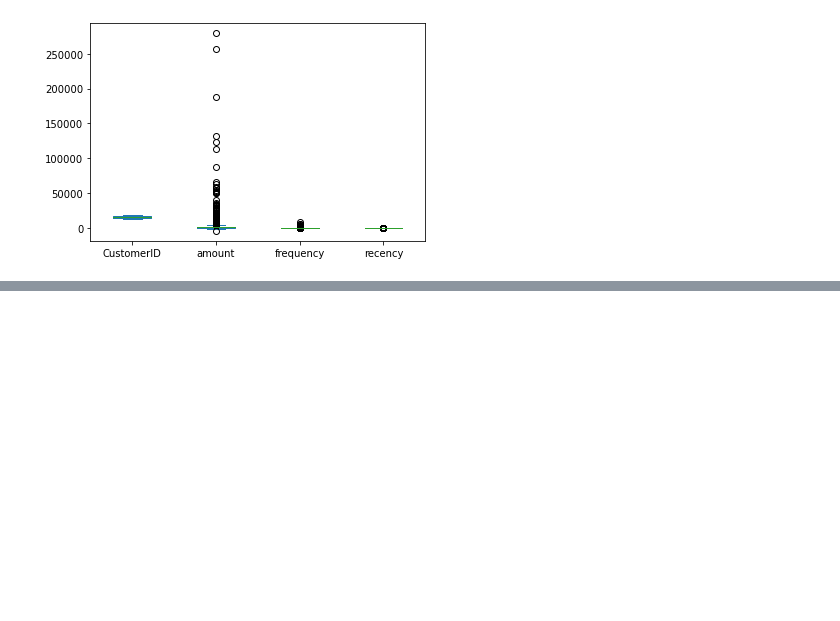
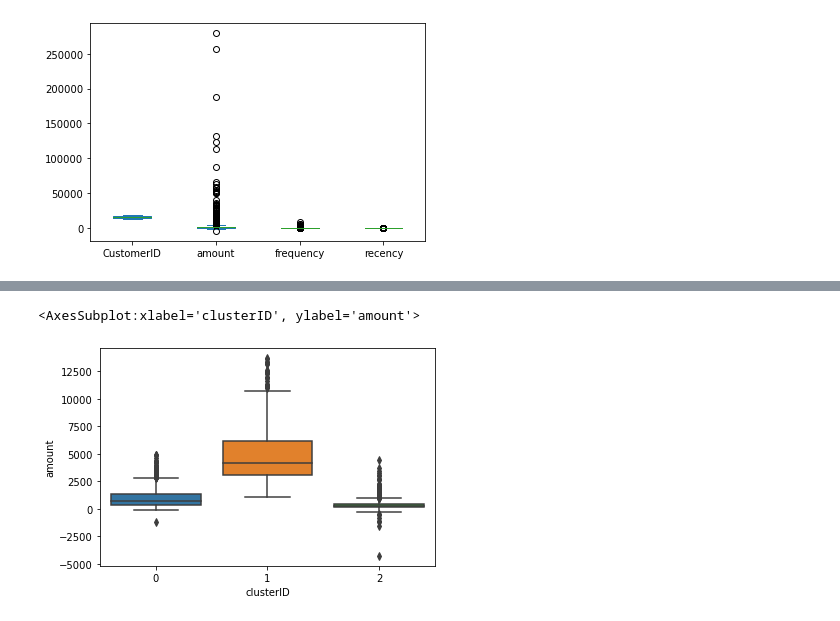
Before and after one commit to tosif91/ml_K_means_online_retail_transaction, a Jupyter notebook: notebook.ipynb, the cells around one changed output, grey strips where cells are left out. Saved outputs shown, nothing was run; the diff lists cells and outputs as text; code cells hidden in the pictures; blank space fills up the shorter version.

```diff
--- a/notebook.ipynb
+++ b/notebook.ipynb
@@ -190,0 +302,12 @@ gf.head(3)
+# %%
+# silhouette analysis
+from sklearn.metrics import silhouette_score
+
+for n in range_n_clusters:
+    # init kmeans and do clustering
+    kmeans = KMeans(n_clusters=n,max_iter=50)
+    kmeans.fit(gf_scaled)
+    # silhouette score
+    cluster_labels = kmeans.labels_
+    avg_ss = silhouette_score(gf_scaled,cluster_labels)
+    print('For n_cluster = {0},the silhouette score = {1}'.format(n,avg_ss))
@@ -190,0 +322,5 @@ gf.head(3)
+# %%
+# final model with k = 3
+kmeans = KMeans(n_clusters=3,max_iter=50)
+kmeans.fit(gf_scaled)
+kmeans.labels_
@@ -190,0 +329,4 @@ gf.head(3)
+# %%
+# assign label to each customerID
+gf['clusterID'] = kmeans.labels_
+gf.head()
@@ -190,0 +340,6 @@ gf.head(3)
+# %%
+#plot
+sns.boxplot(x='clusterID',y='amount',data=gf)
+# %% [output]
+<AxesSubplot:xlabel='clusterID', ylabel='amount'>
+[figure, added]
```
Also changed, not shown: parts of 21 cells of this notebook.
